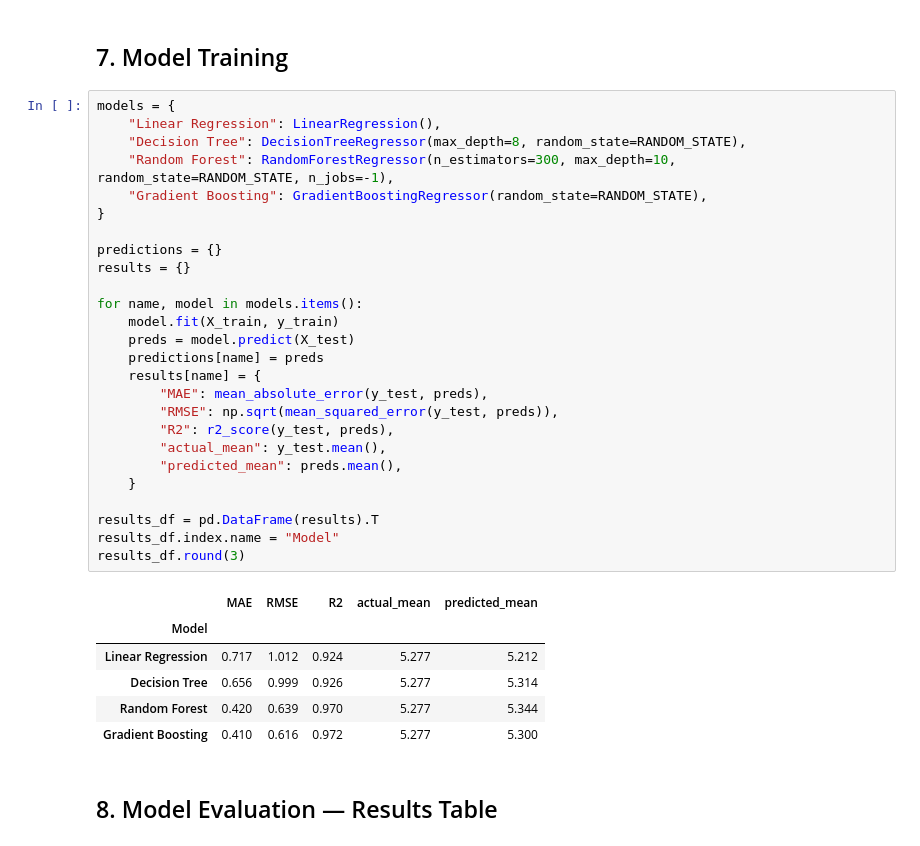
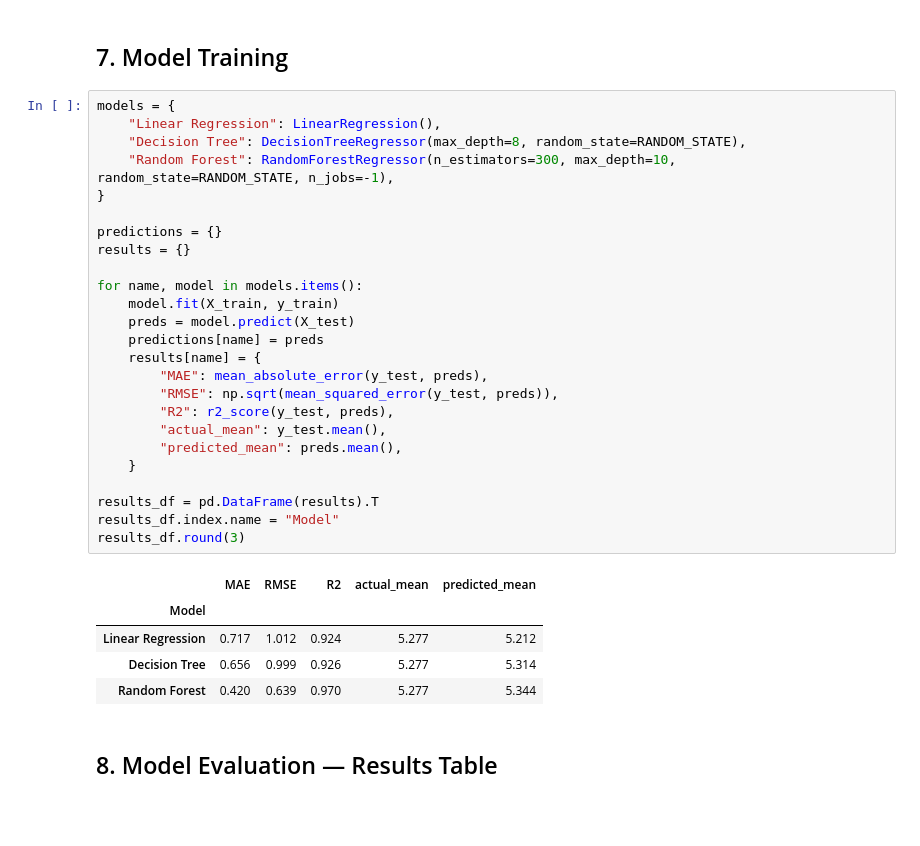
Before and after one commit to Akhil-Nistala/irrigation-ml-demand, a Jupyter notebook: irrigation_ml_project.ipynb, the cells around one changed output. Cells and saved outputs as stored; diff of their text form; blank space fills up the shorter version.

```diff
--- a/irrigation_ml_project.ipynb
+++ b/irrigation_ml_project.ipynb
@@ -209,35 +210,33 @@ Test:  400 rows (2023-05-20 to 2024-06-22)
 models = {
     "Linear Regression": LinearRegression(),
     "Decision Tree": DecisionTreeRegressor(max_depth=8, random_state=RANDOM_STATE),
     "Random Forest": RandomForestRegressor(n_estimators=300, max_depth=10, random_state=RANDOM_STATE, n_jobs=-1),
-    "Gradient Boosting": GradientBoostingRegressor(random_state=RANDOM_STATE),
 }
 
 predictions = {}
 results = {}
 
 for name, model in models.items():
     model.fit(X_train, y_train)
     preds = model.predict(X_test)
     predictions[name] = preds
     results[name] = {
         "MAE": mean_absolute_error(y_test, preds),
         "RMSE": np.sqrt(mean_squared_error(y_test, preds)),
         "R2": r2_score(y_test, preds),
         "actual_mean": y_test.mean(),
         "predicted_mean": preds.mean(),
     }
 
 results_df = pd.DataFrame(results).T
 results_df.index.name = "Model"
 results_df.round(3)
 # %% [output]
 |  | MAE | RMSE | R2 | actual_mean | predicted_mean |
 | Model |  |  |  |  |  |
 | Linear Regression | 0.717 | 1.012 | 0.924 | 5.277 | 5.212 |
 | Decision Tree | 0.656 | 0.999 | 0.926 | 5.277 | 5.314 |
 | Random Forest | 0.420 | 0.639 | 0.970 | 5.277 | 5.344 |
-| Gradient Boosting | 0.410 | 0.616 | 0.972 | 5.277 | 5.300 |
 # %% [markdown]
 ## 8. Model Evaluation — Results Table
 # %%
```
Also changed, not shown: parts of 15 cells of this notebook, 15 other files.
